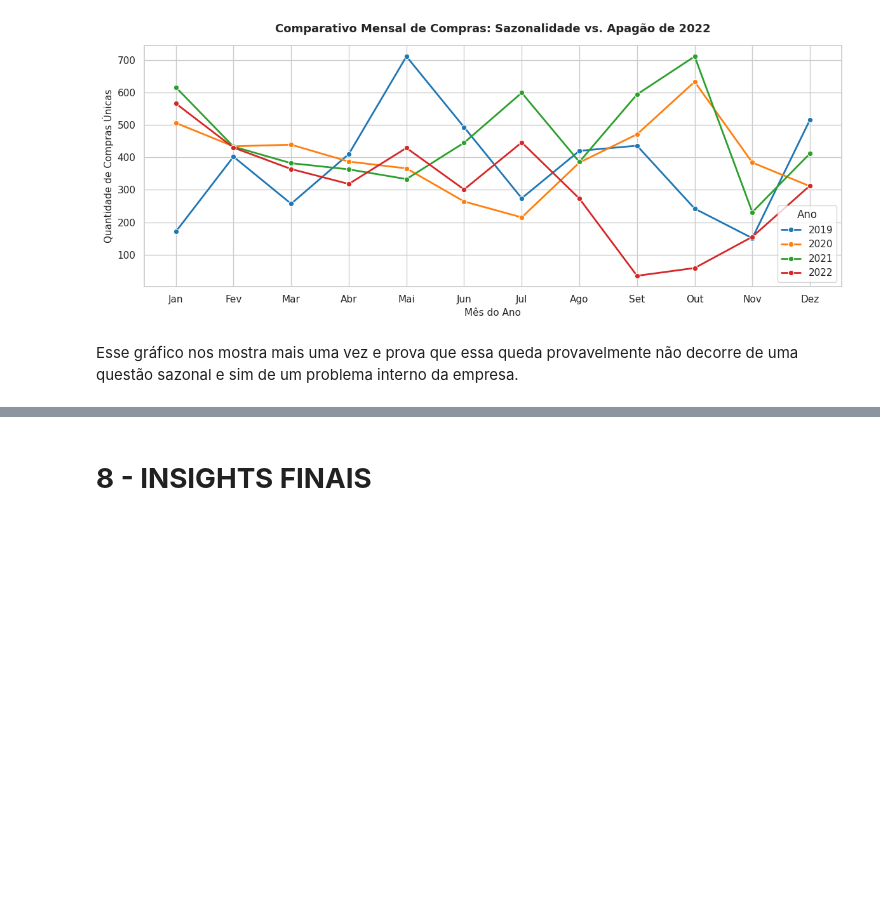
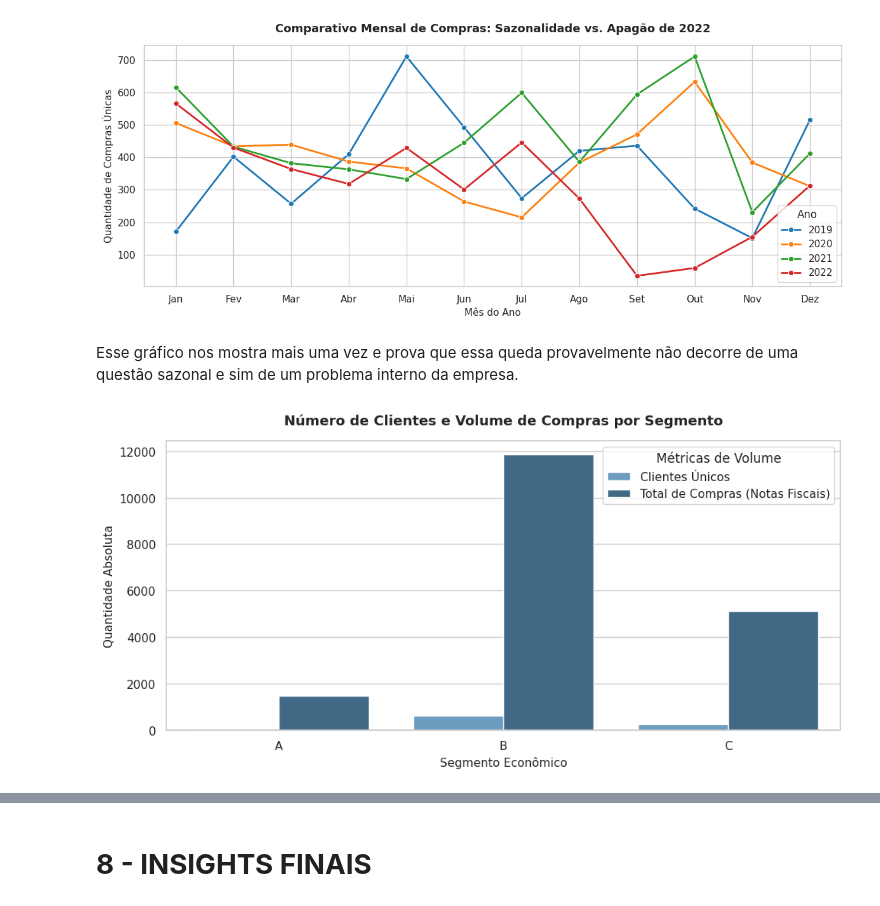
Before and after one commit to KrathK9722/Analise-de-Dados-Python-Projeto-Avaliativo-M1W07, a Jupyter notebook: ARQUIVOS/Analise_Google_COLAB.ipynb, the cells around one changed output, grey strips where cells are left out. Saved outputs shown, nothing was run; the diff lists cells and outputs as text; code cells hidden in the pictures; blank space fills up the shorter version.

```diff
--- a/ARQUIVOS/Analise_Google_COLAB.ipynb
+++ b/ARQUIVOS/Analise_Google_COLAB.ipynb
@@ -787,3 +780,33 @@ plt.show()
 [figure]
 # %% [markdown]
 Esse gráfico nos mostra mais uma vez e prova que essa queda provavelmente não decorre de uma questão sazonal e sim de um problema interno da empresa.
+# %%
+dados_melted = dados_segmento.melt(
+    id_vars='SEGMENTO_ECONOMICO',
+    value_vars=['NUMERO_DE_CLIENTES', 'QUANTIDADE_COMPRAS'],
+    var_name='Métrica',
+    value_name='Total'
+)
+
+dados_melted['Métrica'] = dados_melted['Métrica'].map({
+    'NUMERO_DE_CLIENTES': 'Clientes Únicos',
+    'QUANTIDADE_COMPRAS': 'Total de Compras (Notas Fiscais)'
+})
+
+plt.figure(figsize=(10, 5))
+sns.barplot(
+    data=dados_melted,
+    x='SEGMENTO_ECONOMICO',
+    y='Total',
+    hue='Métrica',
+    palette='Blues_d'
+)
+
+plt.title('Número de Clientes e Volume de Compras por Segmento', fontsize=13, fontweight='bold', pad=15)
+plt.xlabel('Segmento Econômico', fontsize=11)
+plt.ylabel('Quantidade Absoluta', fontsize=11)
+plt.legend(title='Métricas de Volume')
+plt.tight_layout()
+plt.show()
+# %% [output]
+[figure, added]
```
Also changed, not shown: parts of 13 cells of this notebook.
